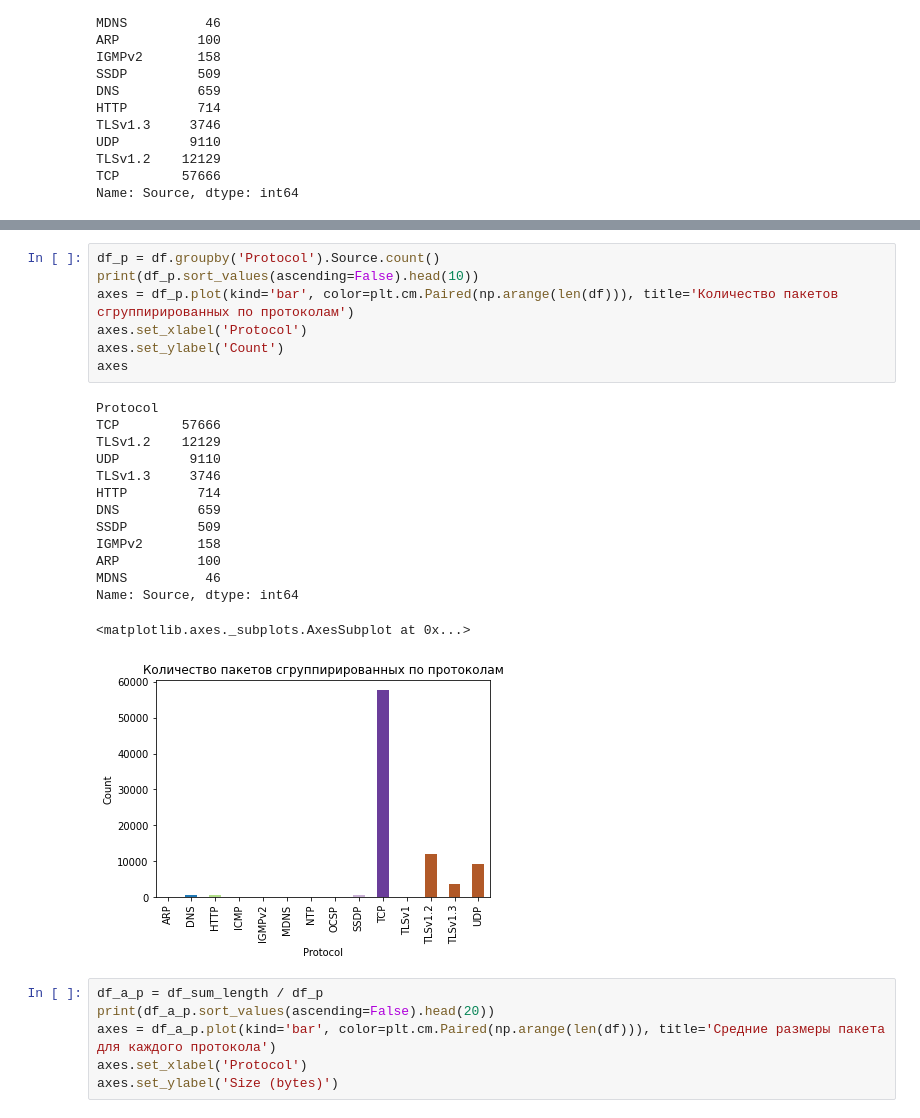
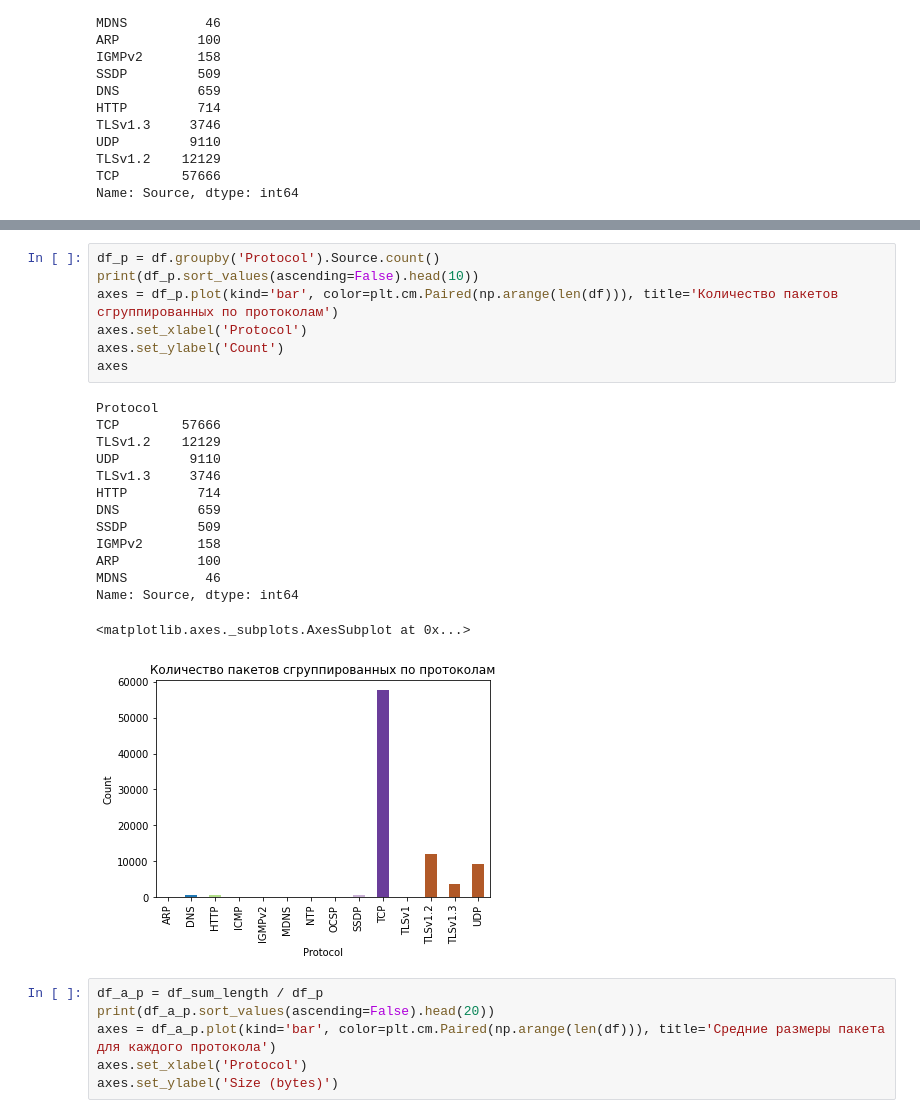
Before and after one commit to Safintim/traffic_analysis, a Jupyter notebook: analyze.ipynb, the cells around one changed output, grey strips where cells are left out. Cells and saved outputs as stored; diff of their text form.

```diff
--- a/analyze.ipynb
+++ b/analyze.ipynb
@@ -74,25 +74,25 @@ Name: Length, dtype: int64
 # %%
 df_p = df.groupby('Protocol').Source.count()
 print(df_p.sort_values(ascending=False).head(10))
-axes = df_p.plot(kind='bar', color=plt.cm.Paired(np.arange(len(df))), title='Количество пакетов сгруппирированных по протоколам')
+axes = df_p.plot(kind='bar', color=plt.cm.Paired(np.arange(len(df))), title='Количество пакетов сгруппированных по протоколам')
 axes.set_xlabel('Protocol')
 axes.set_ylabel('Count')
 axes
 # %% [output]
 Protocol
 TCP        57666
 TLSv1.2    12129
 UDP         9110
 TLSv1.3     3746
 HTTP         714
 DNS          659
 SSDP         509
 IGMPv2       158
 ARP          100
 MDNS          46
 Name: Source, dtype: int64
 <matplotlib.axes._subplots.AxesSubplot at 0x...>
-[figure, old version]
+[figure, new version]
 # %%
 df_a_p = df_sum_length / df_p
 print(df_a_p.sort_values(ascending=False).head(20))
```
Also changed, not shown: parts of 1 cell of this notebook, 4 other files.
